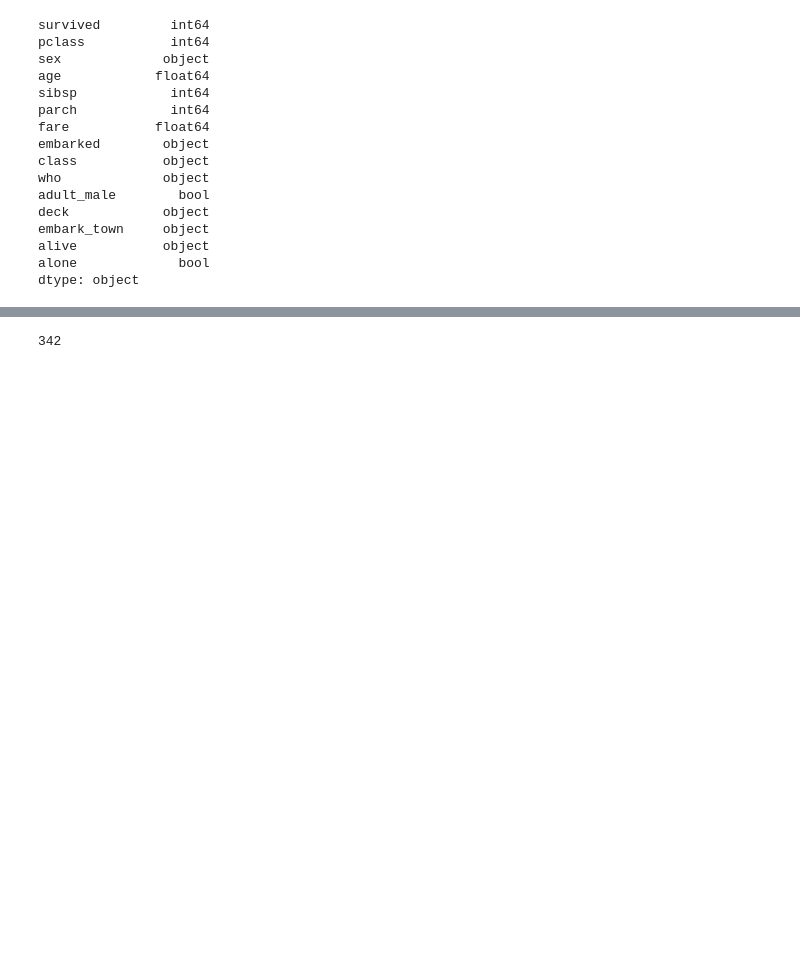
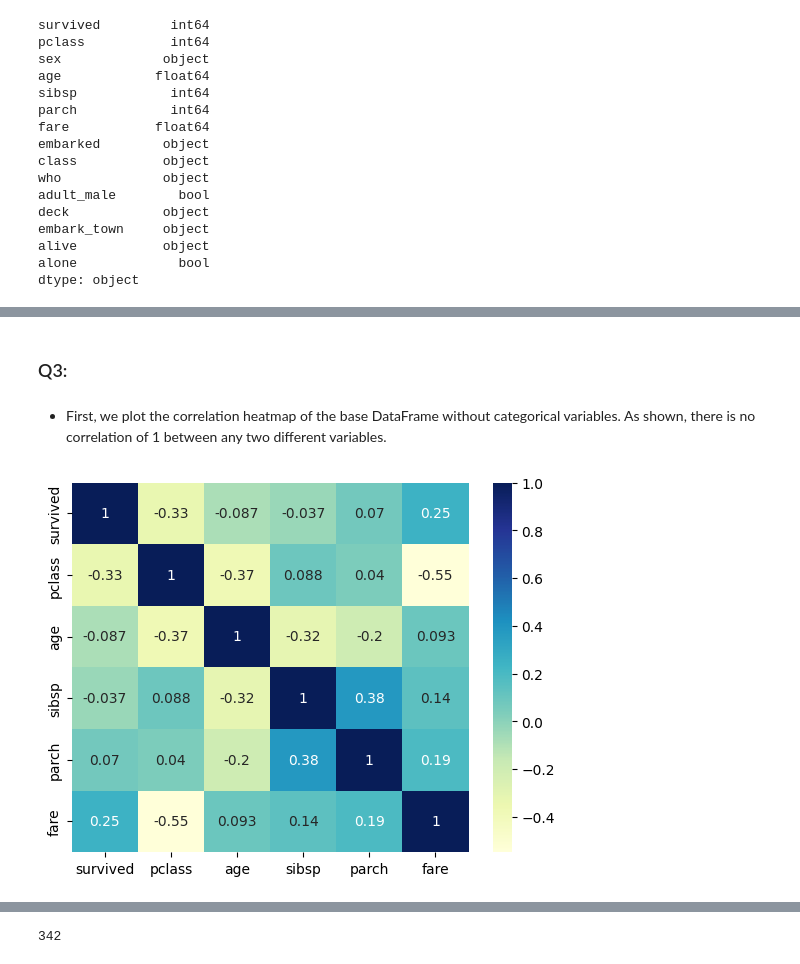
Before and after one commit to denezo/data-science-course, a Jupyter notebook: DS_CA2 (3).ipynb, the cells around one changed output, grey strips where cells are left out. Cells and saved outputs as stored; diff of their text form; code cells hidden in the pictures; blank space fills up the shorter version.

```diff
--- a/DS_CA2 (3).ipynb
+++ b/DS_CA2 (3).ipynb
@@ -55,0 +72,3 @@ df.describe()
+# %%
+df = df.drop_duplicates()
+df.info()
@@ -248,0 +382,13 @@ mp.show()
+# %% [markdown]
+### Q3:
+# %% [markdown]
+* First, we plot the correlation heatmap of the base DataFrame without categorical variables. As shown, there is no correlation of 1 between any two different variables.
+# %%
+import seaborn as sb
+import matplotlib.pyplot as mp
+
+df_without_categoricals = df.drop(['adult_male','alone','sex','embarked','class','who','embark_town','alive','deck'], axis=1)
+dataplot = sb.heatmap(df_without_categoricals.corr(), cmap="YlGnBu", annot=True)
+mp.show()
+# %% [output]
+[figure, added]
```
Also changed, not shown: parts of 74 cells of this notebook.
